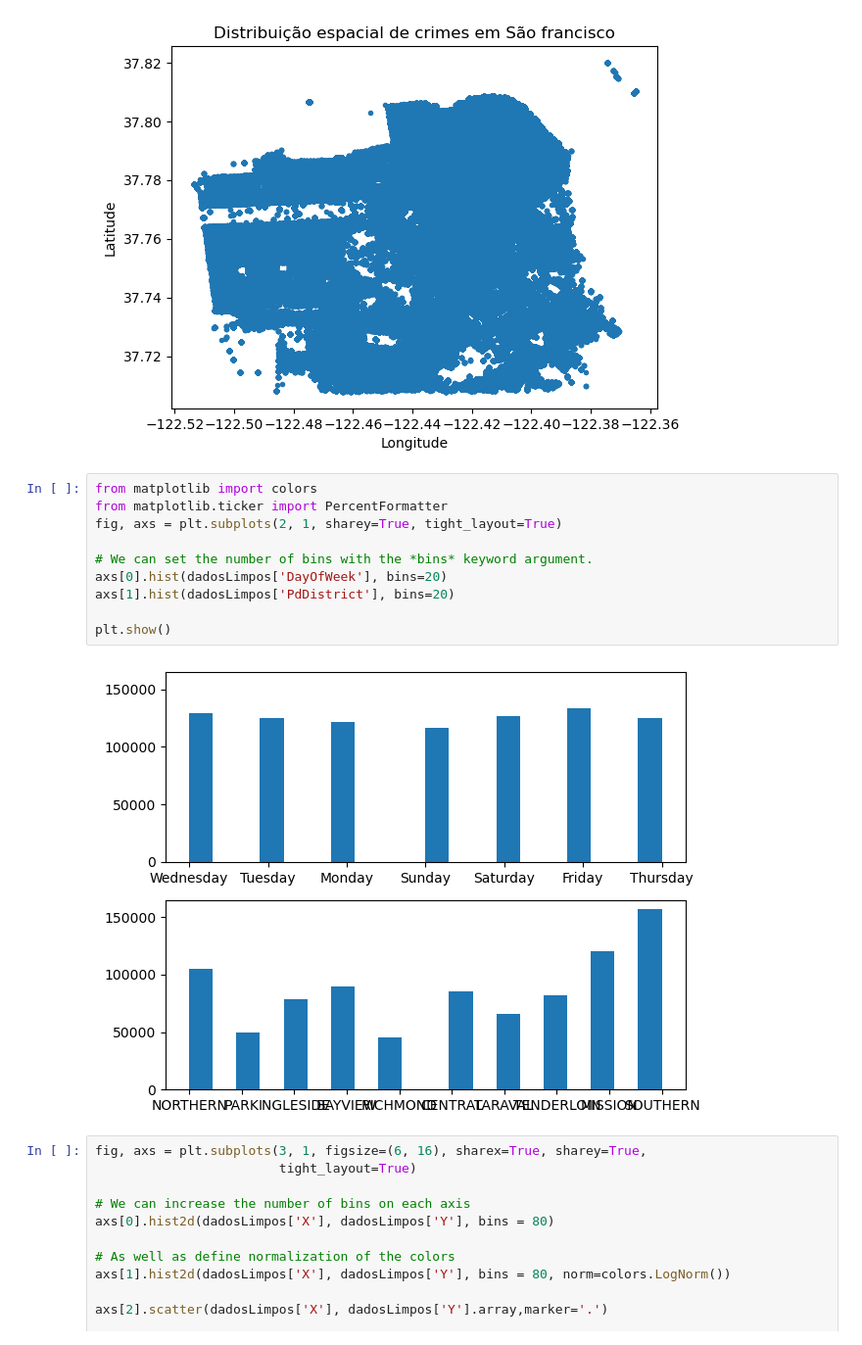
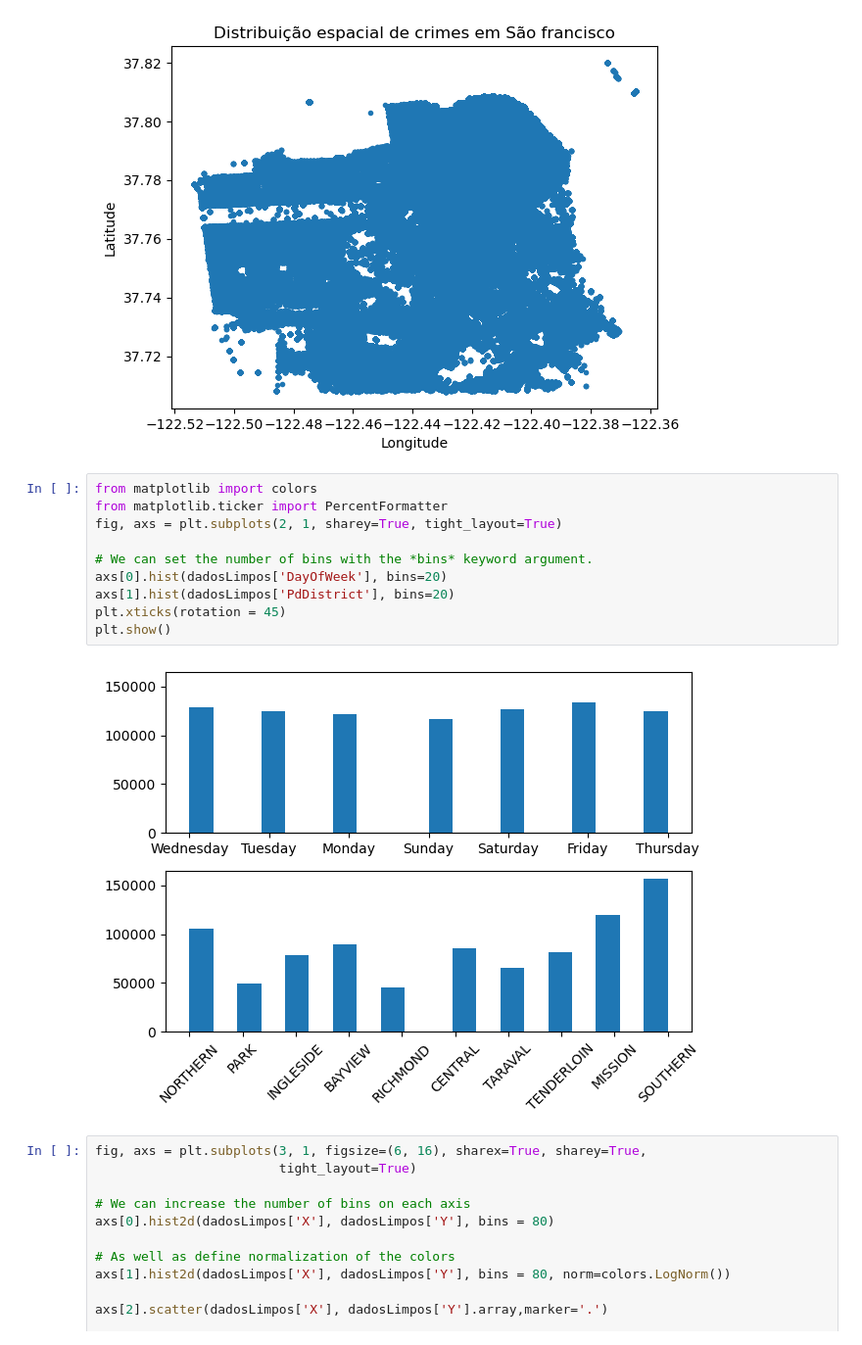
Before and after one commit to wendeljuliao/San-Francisco-Crime-Classification, a Jupyter notebook: DataAnalysis.ipynb, the cells around one changed output. Shown at 98% size. Cells and saved outputs as stored; diff of their text form.

Commit message:
categorized coord graphs

```diff
--- a/DataAnalysis.ipynb
+++ b/DataAnalysis.ipynb
@@ -54,15 +54,15 @@ plt.show()
 # %%
 from matplotlib import colors
 from matplotlib.ticker import PercentFormatter
 fig, axs = plt.subplots(2, 1, sharey=True, tight_layout=True)
 
 # We can set the number of bins with the *bins* keyword argument.
 axs[0].hist(dadosLimpos['DayOfWeek'], bins=20)
 axs[1].hist(dadosLimpos['PdDistrict'], bins=20)
-
+plt.xticks(rotation = 45)
 plt.show()
 # %% [output]
-[figure, old version]
+[figure, new version]
 # %%
 fig, axs = plt.subplots(3, 1, figsize=(6, 16), sharex=True, sharey=True,
                         tight_layout=True)
```
Also changed, not shown: parts of 2 cells of this notebook.
